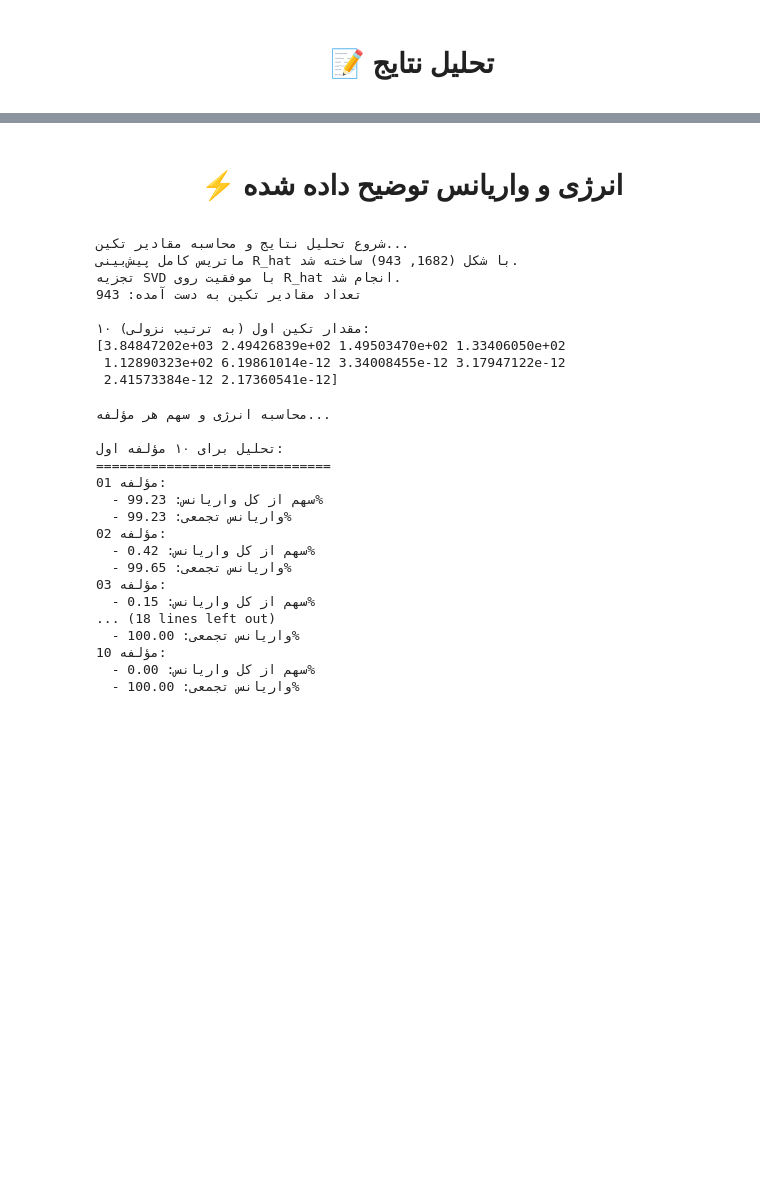
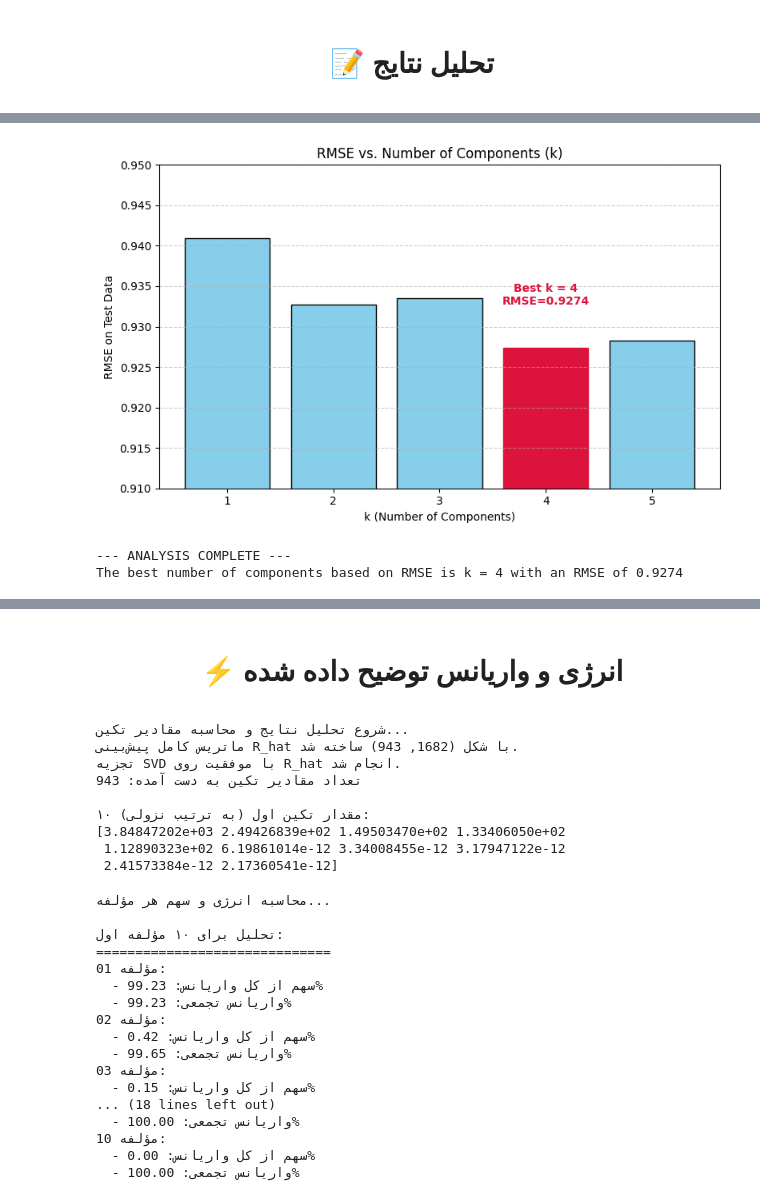
Before and after one commit to kiarashsaeidi/Recommender-system, a Jupyter notebook: code.ipynb, the cells around one changed output, grey strips where cells are left out. Cells and saved outputs as stored; diff of their text form; code cells hidden in the pictures; blank space fills up the shorter version.

Commit message:
implement remse vs k chart

```diff
--- a/code.ipynb
+++ b/code.ipynb
@@ -355,7 +355,7 @@ train_df = train_data
 test_df =test_data
 
 # --- Model Hyperparameters ---
-K = 2
+K = 4
 ITERS = 5
 print(f"Number of latent features (k): {K}")
 print(f"Number of iterations: {ITERS}")
@@ -410,6 +410,7 @@ print("Matrices and biases calculated successfully.")
 # 5. Iterative SVD Loop for Model Training
 # =================================================================
 print("\nStarting iterative SVD training process...")
+first_residual = residual.copy()
 for i in range(ITERS):
     # **Using the custom SVD function implemented above**
     U, Sigma, Vt = custom_svd(residual, K)
@@ -462,0 +470,73 @@ Final RMSE on test data (k=2): 0.9327
+# %%
+import matplotlib.pyplot as plt
+
+def compute_rmse(predictions: np.ndarray, test_df: pd.DataFrame):
+    """Calculates the Root Mean Squared Error for the test set."""
+    squared_error = 0.0
+    count = 0
+    for _, row in test_df.iterrows():
+        u, i, actual = int(row.user_idx), int(row.item_idx), row.rating
+        # Ensure indices are within bounds before accessing
+        if u < preds_k.shape[0] and i < preds_k.shape[1]:
+            squared_error += (preds_k[u, i] - actual) ** 2
+            count += 1
+    if count == 0:
+        return 0.0
+    return np.sqrt(squared_error / count)
+
+def analyse_k(orig_residual, mask, n_users, n_items, global_mean, user_bias, item_bias, test_df, ITERS=5):
+    print("\n--- STARTING ANALYSIS ---")
+    k_max = min(n_users, n_items, 5) # Test up to k=20 or max possible rank
+
+    # --- RMSE vs. k Analysis ---
+    print("\nCalculating RMSE for different values of k...")
+    ks = np.arange(1, k_max + 1)
+    rmses = []
+
+    for k in ks:
+        res_copy = orig_residual.copy()
+        for _ in range(ITERS):
+            U, S, Vt = custom_svd(res_copy, k)
+            approx = U @ S @ Vt
+            res_copy = np.where(mask == 0, approx, res_copy)
+
+        preds_k = np.clip(global_mean + user_bias[:, None] + item_bias[None, :] + res_copy, 1, 5)
+        # rmse_k = compute_rmse(preds_k, test_df)
+
+        rmses.append(rmse_k)
+        print(f"k={k}: RMSE={rmse_k:.4f}")
+
+    plt.figure(figsize=(8, 5))
+
+    # رسم بارچارت
+    bars = plt.bar(ks, rmses, color='skyblue', edgecolor='black')
+
+    # پیدا کردن بهترین k
+    best_k_idx = np.argmin(rmses)
+    best_k = ks[best_k_idx]
+    best_rmse = rmses[best_k_idx]
+
+    # هایلایت کردن بهترین k با رنگ متفاوت
+    bars[best_k_idx].set_color('crimson')
+
+    # اضافه کردن متن بالای میله بهترین k
+    plt.text(best_k, best_rmse + 0.005, f"Best k = {best_k}\nRMSE={best_rmse:.4f}",
+            ha='center', va='bottom', fontsize=10, color='crimson', fontweight='bold')
+
+    # تنظیمات محورها و ظاهر
+    plt.xlabel('k (Number of Components)')
+    plt.ylabel('RMSE on Test Data')
+    plt.xticks(ks)
+    plt.title('RMSE vs. Number of Components (k)')
+    plt.grid(True, linestyle='--', alpha=0.6, axis='y')
+    # محدود کردن بازه محور y
+    plt.ylim(0.91, 0.95)   # بازه مورد نظر
+    plt.tight_layout()
+    plt.show()
+
+
+    print("\n--- ANALYSIS COMPLETE ---")
+    print(f"The best number of components based on RMSE is k = {best_k} with an RMSE of {best_rmse:.4f}")
+
+analyse_k(first_residual, mask, n_users, n_items, global_mean, user_bias, item_bias, test_df, ITERS=5)
+# %% [output]
@@ -462,0 +551,3 @@ Final RMSE on test data (k=2): 0.9327
+[figure, added]
+--- ANALYSIS COMPLETE ---
+The best number of components based on RMSE is k = 4 with an RMSE of 0.9274
```
Also changed, not shown: parts of 4 cells of this notebook.
